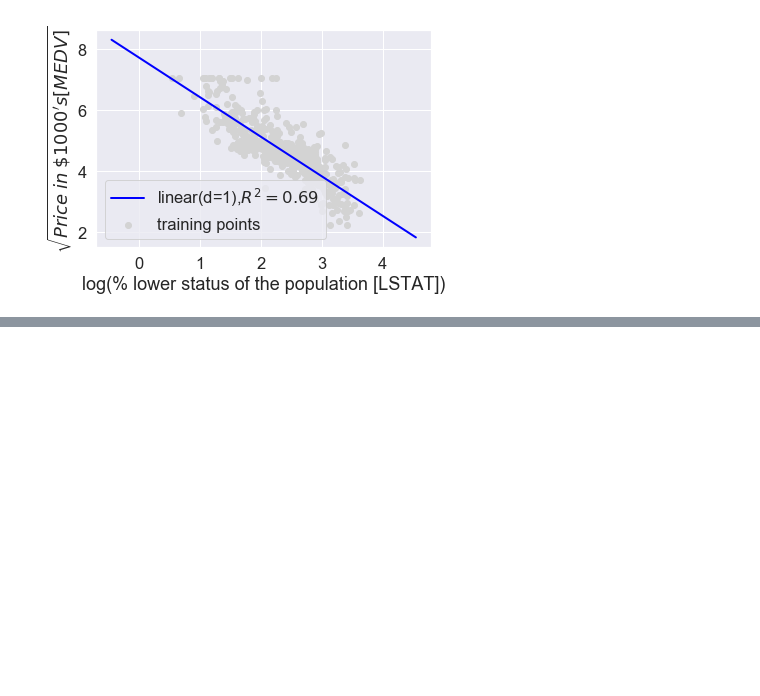
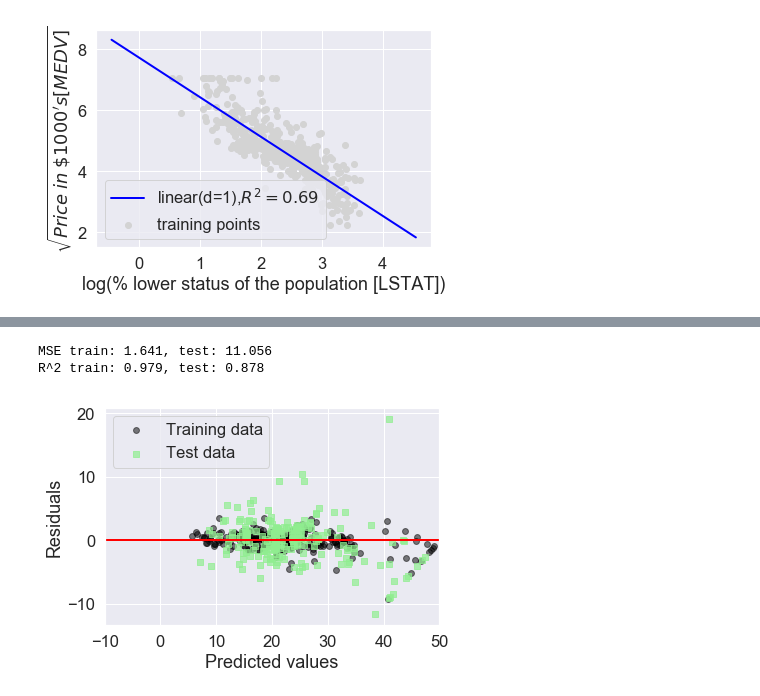
Before and after one commit to fnfly2005/pubilc_work, a Jupyter notebook: learnsklearn/回归算法.ipynb, the cells around one changed output, grey strips where cells are left out. Drawn from its saved outputs; the diff is of its cells as text; code cells hidden in the pictures; blank space fills up the shorter version.

```diff
--- a/learnsklearn/回归算法.ipynb
+++ b/learnsklearn/回归算法.ipynb
@@ -301,0 +318,24 @@ plt.show()
+# %%
+#随机森林
+X = df.iloc[:,:-1].values
+y = df['MEDV'].values
+X_train,X_test,y_train,y_test=train_test_split(X,y,test_size=0.4,random_state=1)
+from sklearn.ensemble import RandomForestRegressor
+forest = RandomForestRegressor(n_estimators=1000,criterion='mse',random_state=1,n_jobs=-1)
+forest.fit(X_train,y_train)
+y_train_pred = forest.predict(X_train)
+y_test_pred = forest.predict(X_test)
+print('MSE train: %.3f, test: %.3f' % (mean_squared_error(y_train,y_train_pred),mean_squared_error(y_test,y_test_pred)))
+print('R^2 train: %.3f, test: %.3f' % (r2_score(y_train,y_train_pred),r2_score(y_test,y_test_pred)))
+plt.scatter(y_train_pred,y_train_pred-y_train,c='black',marker='o',s=35,alpha=0.5,label='Training data')
+plt.scatter(y_test_pred,y_test_pred-y_test,c='lightgreen',marker='s',s=35,alpha=0.7,label='Test data')
+plt.xlabel('Predicted values')
+plt.ylabel('Residuals')
+plt.legend(loc='upper left')
+plt.hlines(y=0,xmin=-10,xmax=50,lw=2,color='red')
+plt.xlim([-10,50])
+plt.show()
+# %% [output]
+MSE train: 1.641, test: 11.056
+R^2 train: 0.979, test: 0.878
+[figure, added]
```
Also changed, not shown: parts of 2 cells of this notebook.
